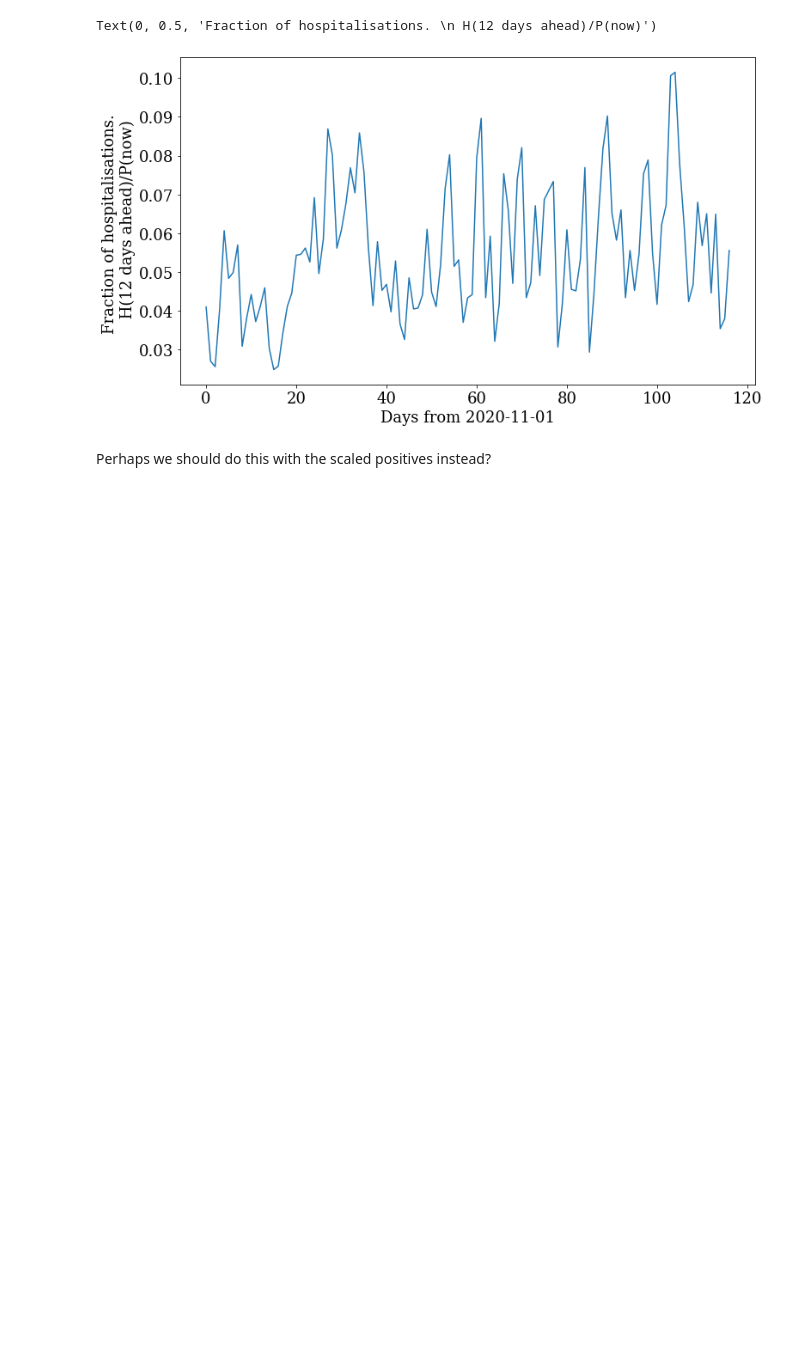
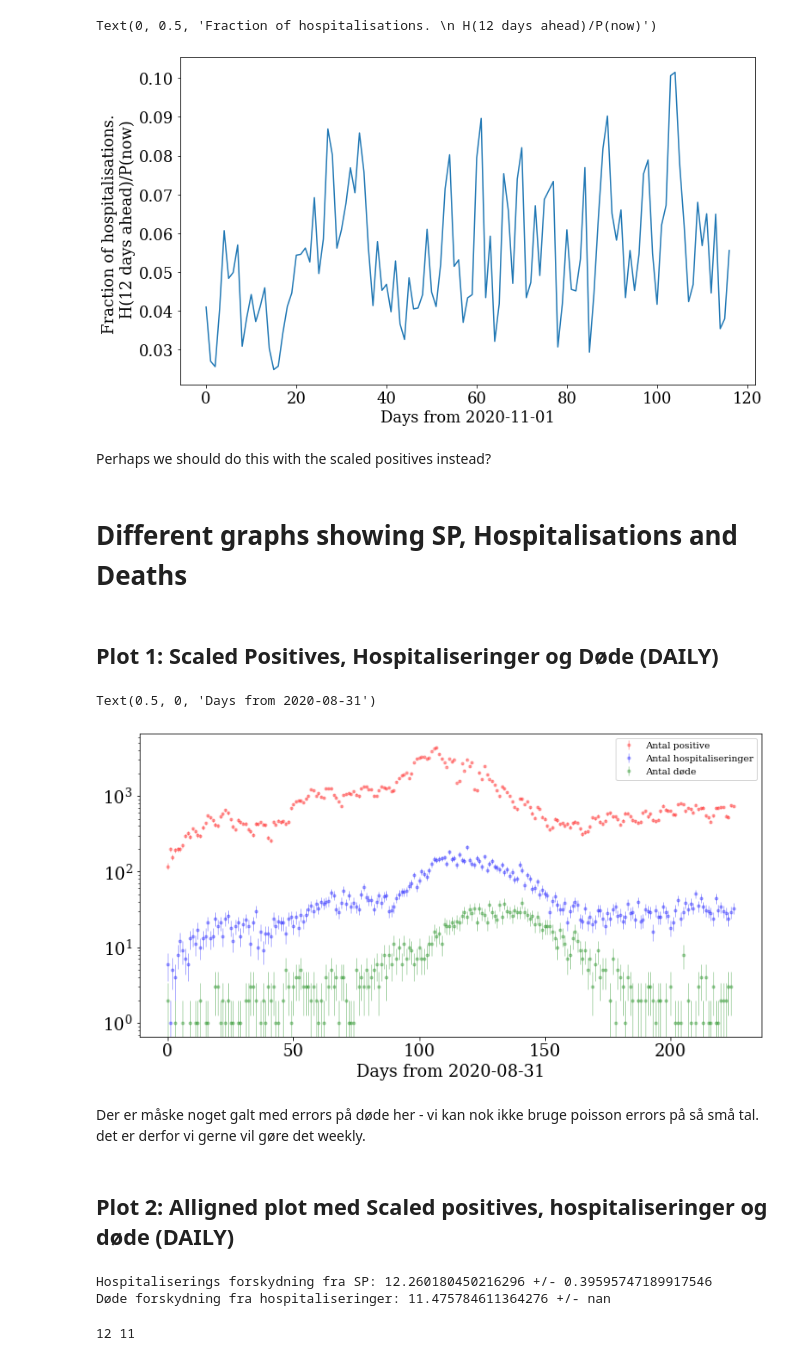
Before and after one commit to troelspetersen/Covid19fitting, a Jupyter notebook: MiscCode/Fraction_of_hospitalisation_Kimi.ipynb, the cells around one changed output. Drawn from its saved outputs; the diff is of its cells as text; code cells hidden in the pictures; blank space fills up the shorter version.

```diff
--- a/MiscCode/Fraction_of_hospitalisation_Kimi.ipynb
+++ b/MiscCode/Fraction_of_hospitalisation_Kimi.ipynb
@@ -170,3 +263,43 @@ Text(0, 0.5, 'Fraction of hospitalisations. \n H(12 days ahead)/P(now)')
 [figure]
 # %% [markdown]
 Perhaps we should do this with the scaled positives instead?
+# %% [markdown]
+# Different graphs showing SP, Hospitalisations and Deaths
+# %% [markdown]
+## Plot 1: Scaled Positives, Hospitaliseringer og Døde (DAILY)
+# %%
+fig, ax = plt.subplots(figsize=(12,6))
+
+# Plot raw data
+ax.errorbar(days, P_all, yerr=eP_all, fmt='.', linewidth=1, label='Antal positive', color='red', alpha=0.3)
+ax.errorbar(days, H_all, yerr=eH_all, fmt='.', linewidth=1, label='Antal hospitaliseringer', color='blue', alpha=0.3)
+ax.errorbar(days, D_all, yerr=eD_all, fmt='.', linewidth=1, label='Antal døde', color='green', alpha=0.3)
+
+ax.set_yscale('log')
+ax.legend(prop={'size': 10})
+ax.set_xlabel(f'Days from {date_start}')
+# %% [output]
+Text(0.5, 0, 'Days from 2020-08-31')
+[figure, added]
+# %% [markdown]
+Der er måske noget galt med errors på døde her - vi kan nok ikke bruge poisson errors på så små tal. det er derfor vi gerne vil gøre det weekly.
+# %% [markdown]
+## Plot 2: Alligned plot med Scaled positives, hospitaliseringer og døde (DAILY)
+# %%
+#Vi skal bruge forskydningerne
+print('Hospitaliserings forskydning fra SP:', H_shift, '+/-', eH_shift)
+print('Døde forskydning fra hospitaliseringer:', D_shift, '+/-', eD_shift)
+# %% [output]
+Hospitaliserings forskydning fra SP: 12.260180450216296 +/- 0.39595747189917546
+Døde forskydning fra hospitaliseringer: 11.475784611364276 +/- nan
+# %%
+# Vi skal bruge en diskret værdi
+H_sh = int(np.round(H_shift))
+D_sh = int(np.round(D_shift))
+
+# total shift
+tot_sh = H_sh + D_sh
+
+print(H_sh, D_sh)
+# %% [output]
+12 11
```
Also changed, not shown: parts of 27 cells of this notebook.
